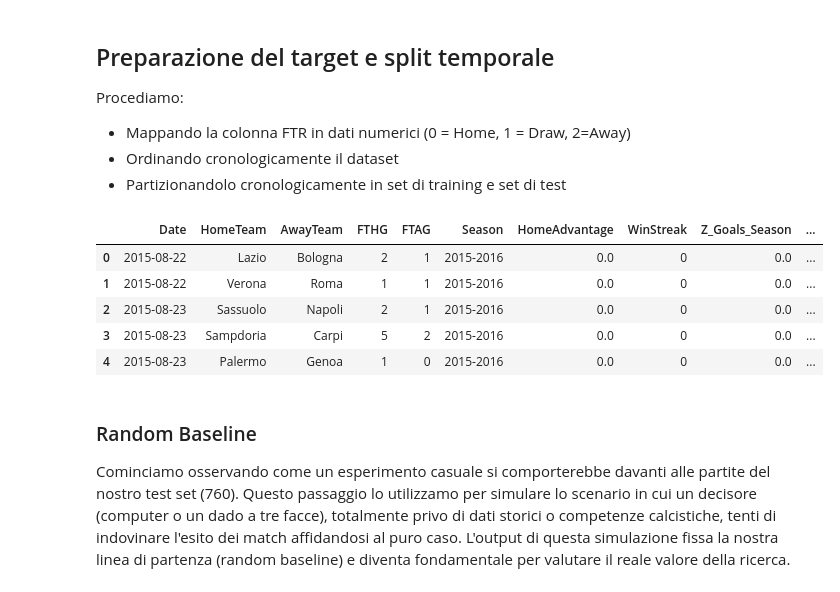
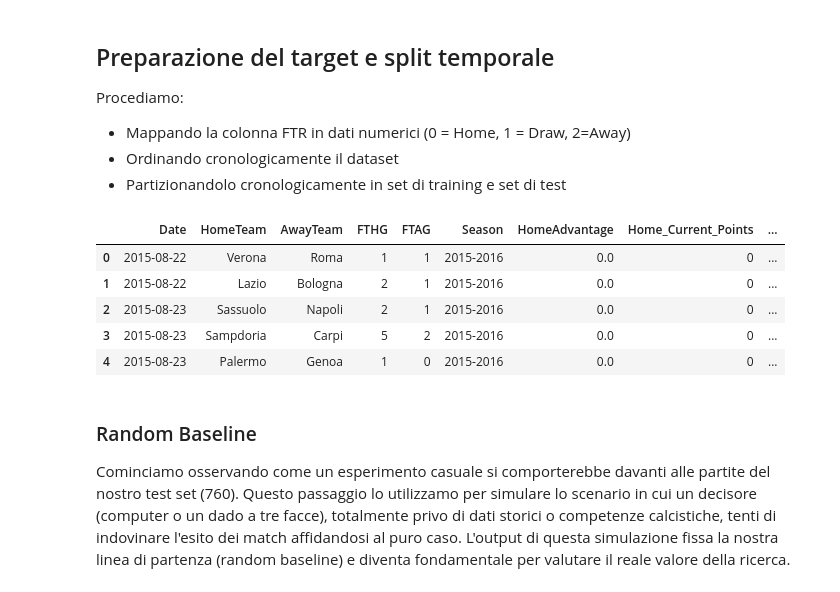
Before and after one commit to Lucaseraaa/sports-game-outcome-predictor, a Jupyter notebook: notebook/results-prediction-model.ipynb, the cells around one changed output. Saved outputs shown, nothing was run; the diff lists cells and outputs as text; code cells hidden in the pictures.

```diff
--- a/notebook/results-prediction-model.ipynb
+++ b/notebook/results-prediction-model.ipynb
@@ -22,8 +22,13 @@ dataset["Z_Goals_Season"] = dataset["Z_Home_Goals_Season"] - dataset["Z_Away_Goa
 dataset["Z_Wins_Season"] = dataset["Z_Home_Wins_Season"] - dataset["Z_Away_Wins_Season"]
 dataset["GoalOnShotRatio"] = dataset["GoalOnShotRatioHome"] - dataset["GoalOnShotRatioAway"]
 dataset["PointToMatchRatio"] = dataset["PointToMatchRatioHome"] - dataset["PointToMatchRatioAway"]
+dataset['Abs_Points_Difference'] = (dataset['Home_Current_Points'] - dataset['Away_Current_Points']).abs()
 dataset["Elo"] = dataset["HomeElo"] - dataset["AwayElo"]
-dataset["Value"] = dataset["HomeValue"] - dataset["AwayValue"]
+dataset["Abs_Value_Difference"] = (dataset["HomeValue"] - dataset["AwayValue"]).abs()
+
+# Variabile booleana che indica un match equilibrato sulla carta, ossia
+# se le due squadre hanno meno di 3 punti di distacco
+dataset['Is_Points_Balanced'] = (dataset['Abs_Points_Difference'] <= 3).astype(int)
 
 # Elimino le feature inutilizzate
 dataset = dataset.drop(columns=["Home_WinStreak", "Away_WinStreak", "Z_Home_Goals_Season", "Z_Away_Goals_Season", "Z_Home_Wins_Season", "Z_Away_Wins_Season", "GoalOnShotRatioHome", "GoalOnShotRatioAway", "PointToMatchRatioHome", "PointToMatchRatioAway", "HomeElo", "AwayElo", "HomeValue", "AwayValue"])
@@ -46,31 +51,38 @@ Procediamo:
 # %%
 from sklearn.metrics import accuracy_score, classification_report
 
 # Mappo il target FTR in numeri
 map = {'H': 0, 'D': 1, 'A': 2}
 dataset['Numeric_target'] = dataset['FTR'].map(map)
 
 # Ordino il dataset
 dataset = dataset.sort_values(by='Date').reset_index(drop=True)
 
 # Divido il traning set e test set in base alle stagioni (temporale)
 test_mask = dataset['Season'] >= '2024-2025'
 validation_mask = dataset['Season'] == '2023-2024'
 train_mask = dataset['Season'] < '2023-2024'
 
+# Separo i target usando le maschere
+Y_train = dataset.loc[train_mask, 'Numeric_target']
+Y_eval = dataset.loc[validation_mask, 'Numeric_target']
+Y_test = dataset.loc[test_mask, 'Numeric_target']
+
+# Separo le feature togliendo FTR
 X = dataset.drop(columns=['FTR'])
 X_train = X.loc[train_mask]
+X_eval = X.loc[validation_mask]
 X_test = X.loc[test_mask]
-X_eval = X.loc[validation_mask]
+
 
 X_train.head()
 # %% [output]
-|  | Date | HomeTeam | AwayTeam | FTHG | FTAG | Season | HomeAdvantage | WinStreak | Z_Goals_Season | ... |
-| 0 | 2015-08-22 | Lazio | Bologna | 2 | 1 | 2015-2016 | 0.0 | 0 | 0.0 | ... |
-| 1 | 2015-08-22 | Verona | Roma | 1 | 1 | 2015-2016 | 0.0 | 0 | 0.0 | ... |
-| 2 | 2015-08-23 | Sassuolo | Napoli | 2 | 1 | 2015-2016 | 0.0 | 0 | 0.0 | ... |
-| 3 | 2015-08-23 | Sampdoria | Carpi | 5 | 2 | 2015-2016 | 0.0 | 0 | 0.0 | ... |
-| 4 | 2015-08-23 | Palermo | Genoa | 1 | 0 | 2015-2016 | 0.0 | 0 | 0.0 | ... |
+|  | Date | HomeTeam | AwayTeam | FTHG | FTAG | Season | HomeAdvantage | Home_Current_Points | ... |
+| 0 | 2015-08-22 | Verona | Roma | 1 | 1 | 2015-2016 | 0.0 | 0 | ... |
+| 1 | 2015-08-22 | Lazio | Bologna | 2 | 1 | 2015-2016 | 0.0 | 0 | ... |
+| 2 | 2015-08-23 | Sassuolo | Napoli | 2 | 1 | 2015-2016 | 0.0 | 0 | ... |
+| 3 | 2015-08-23 | Sampdoria | Carpi | 5 | 2 | 2015-2016 | 0.0 | 0 | ... |
+| 4 | 2015-08-23 | Palermo | Genoa | 1 | 0 | 2015-2016 | 0.0 | 0 | ... |
 # %% [markdown]
 ### Random Baseline
 
```
Also changed, not shown: parts of 6 cells of this notebook, 4 other files.
